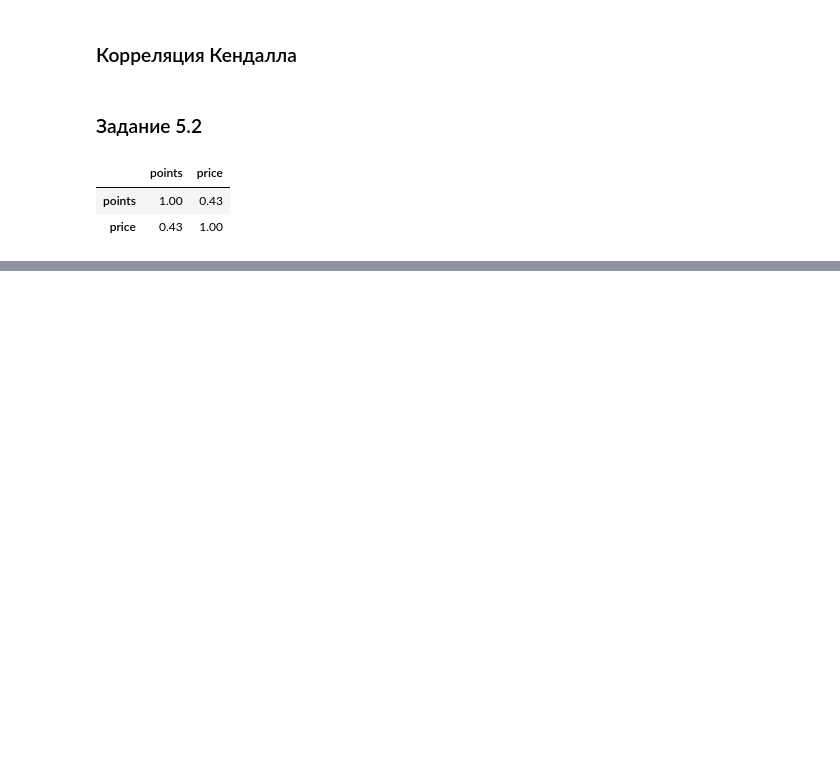
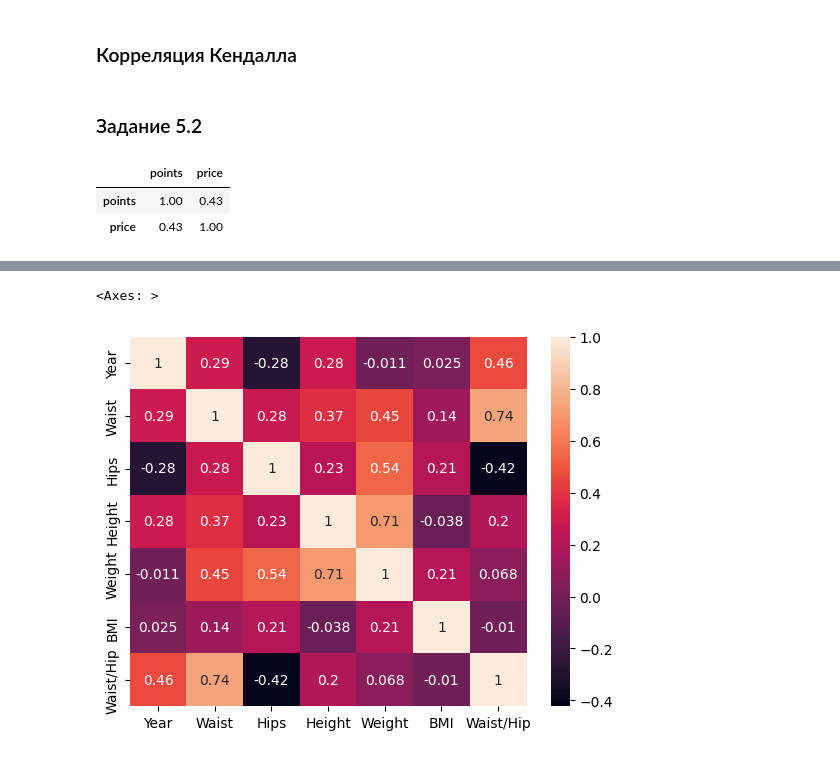
Before and after one commit to ret4ed/Sf_DS_game_1, a Jupyter notebook: Skillfactory/EDA_2_Математическая статистика в контексте EDA/Математическая статистика в контексте EDA.ipynb, the cells around one changed output, grey strips where cells are left out. Cells and saved outputs as stored; diff of their text form; code cells hidden in the pictures; blank space fills up the shorter version.

```diff
--- a/Skillfactory/EDA_2_Математическая статистика в контексте EDA/Математическая статистика в контексте EDA.ipynb
+++ b/Skillfactory/EDA_2_Математическая статистика в контексте EDA/Математическая статистика в контексте EDA.ipynb
@@ -183,0 +242,6 @@ round(df[['points', 'price']].corr(method='kendall'), 2)
+# %%
+#Чтобы было легче анализировать, передадим параметр annot=True
+sns.heatmap(df_model.corr(numeric_only=True), annot=True)
+# %% [output]
+<Axes: >
+[figure, added]
```
Also changed, not shown: parts of 26 cells of this notebook, 1 other file.
